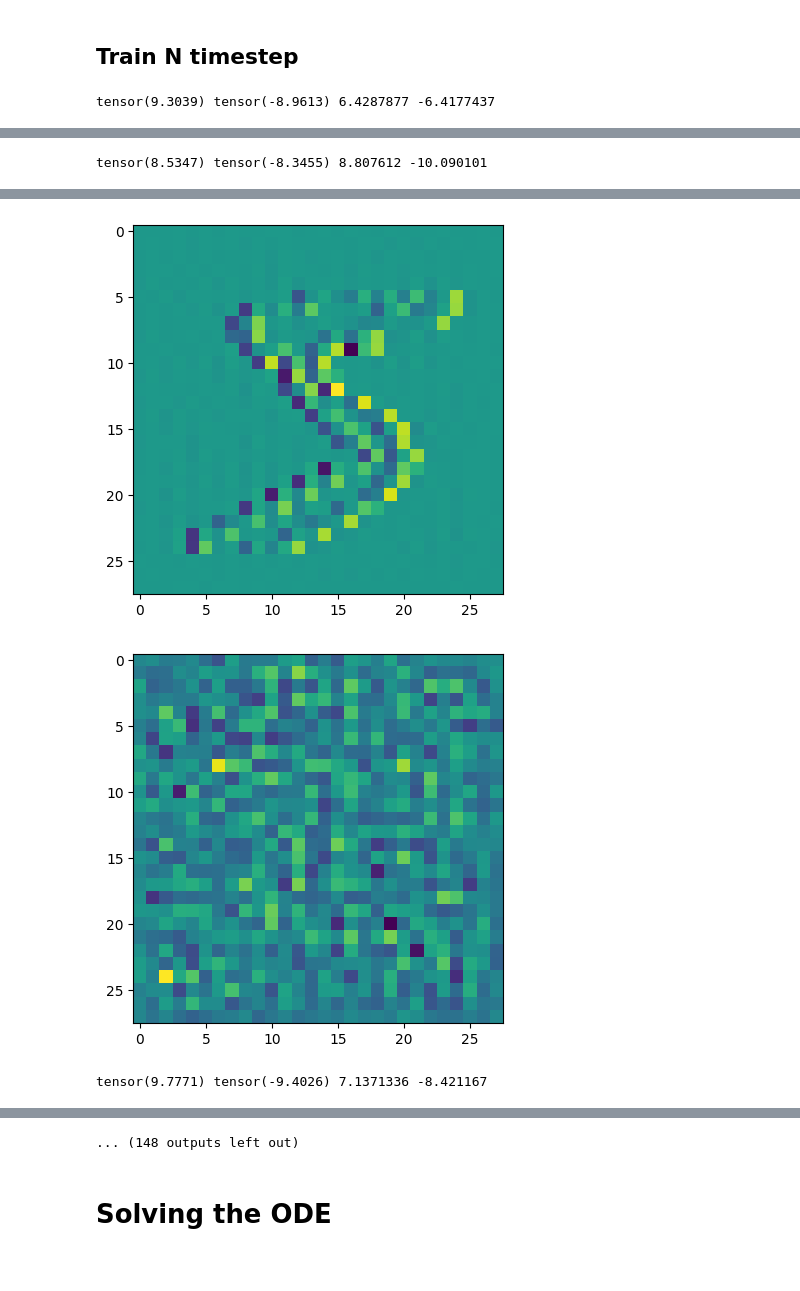
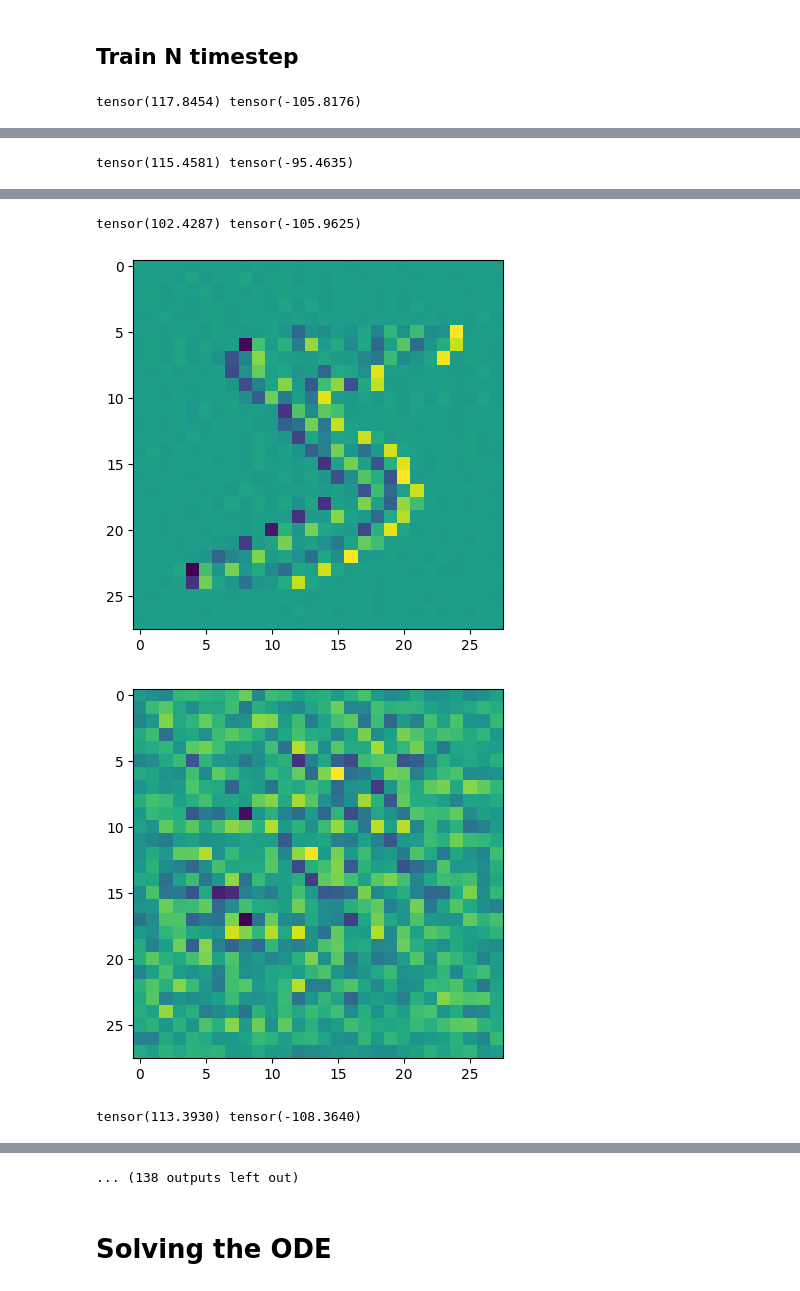
Before and after one commit to andrew-na-git/Score-Embedding-Fast-Diffusion, a Jupyter notebook: Efficient_Diffusion_Models.ipynb, the cells around one changed output, grey strips where cells are left out. Saved outputs shown, nothing was run; the diff lists cells and outputs as text; code cells hidden in the pictures.

```diff
--- a/Efficient_Diffusion_Models.ipynb
+++ b/Efficient_Diffusion_Models.ipynb
@@ -135,9 +139,8 @@ x = torch.zeros((N, 1, H, W))
 del_m = np.zeros_like(m, dtype=np.float32)
 perturbed_x = torch.zeros_like(x)
 scores = np.zeros((N, H, W), dtype=np.float32)
-sigma_ = np.ones(N, dtype=np.float32)
 
-sigma = 2 # in our application sigma needs to be small
+sigma = 25
 # %% [markdown]
 ## Define the network model
 # %%
@@ -258,7 +261,7 @@ class ScoreNet(nn.Module):
 # %%
 model_score = ScoreNet()
 loss_fn = torch.nn.MSELoss()
-optimizer = SGD(model_score.parameters(), lr=1e-2, momentum=0.9)
+optimizer = Adam(model_score.parameters(), lr=1e-3)
 mm_scaler = MinMaxScaler()
 model_score.train()
 
@@ -270,13 +273,12 @@ for e in tqdm(range(epoch)):
   random_t = np.sort(random_t) # we sort the time in increasing order for denoising
   time_ = np.insert(random_t, 0, eps).astype(np.float32) # for denoising we want time 0 to always be in sample to train
   sigma_ = diffusion_coeff(torch.tensor(time_), sigma).detach().numpy()
-
   # for x,_ in data_loader:
   data = mnist.data[0]
   x[0] = torch.tensor(mm_scaler.fit_transform(data.ravel()[:, None]).astype(np.float32)).reshape((1, 1, H, W))
   kde = KernelDensity(kernel='gaussian').fit(data.ravel()[:, None])
   m[0] = kde.score_samples(data.ravel()[:, None])
-  del_m[0] = np.diff(m[0].ravel(), axis=0, prepend=m[0,0]) #/ (2*sigma_[0]**2)
+  del_m[0] = np.diff(m[0].ravel(), axis=0, prepend=m[0,0])
 
   # we normalize for sigma to ensure the dynamics doesn't blow up
   A_block = []
@@ -292,37 +294,40 @@ for e in tqdm(range(epoch)):
   B_block = np.zeros(A_block.shape[0])
   B_block[:H*W] = B
   m[1:] = solve_pde(A_block, B_block, mode='sparse').reshape((N-1, H*W))
+  # we normalize the log density to avoid overflow
+  m = m / (2 * sigma_[:, None]**2)
 
   # constructing the training data and labels
   for i, t_ in enumerate(random_t, 1):
-    del_m[i] = np.diff(m[i].ravel(), axis=0, prepend=m[i, 0]) #/ (2*sigma_[i]**2)
+    del_m[i] = np.diff(m[i].ravel(), axis=0, prepend=m[i, 0])
 
   x = torch.tensor(mm_scaler.fit_transform(np.exp(-m).ravel()[:, None])).reshape((N, 1, H, W))
   perturbed_x = x + torch.randn_like(x) * torch.sqrt(2 * torch.tensor(sigma_)**2)[:, None, None, None]
-  print(perturbed_x.max(), perturbed_x.min(), del_m.max(), del_m.min())
+  print(perturbed_x.max(), perturbed_x.min())
+
   train_x_data = perturbed_x
   train_y_data = torch.tensor(del_m.astype(np.float32)).reshape((N, 1, H, W))
 
-  plt.imshow(train_x_data[-1].detach().numpy().reshape((H, W)))
-  plt.show()
+  # plt.imshow(train_x_data[-1].detach().numpy().reshape((H, W)))
+  # plt.show()
 
   plt.imshow(train_y_data[-1].reshape((H, W)))
   plt.show()
 
   y_pred = model_score(train_x_data, torch.tensor(time_))
   lm = (2*torch.tensor(sigma_)**2)[:, None, None, None]
-  loss = loss_fn(y_pred / lm, train_y_data)
+  loss = loss_fn(y_pred/lm, train_y_data)
   optimizer.zero_grad()
   loss.backward()
   optimizer.step()
   losses = loss.item()
 
-  scores = (y_pred / lm).clone().detach().numpy().reshape((N, H, W)) # we normalize before fedding back into PDE
+  scores = (y_pred/lm).clone().detach().numpy().reshape((N, H, W)) # we normalize before fedding back into PDE
 
   plt.imshow(scores[0].reshape((H, W))) # so we can see that the score should look something like this after training
   plt.show()
 
-torch.save(model_score.state_dict(), 'ckpt.pth')
+torch.save(model_score.state_dict(), 'dense_ckpt.pth')
 print(f"\nmodel has been saved")
 # %% [output]
-tensor(9.3039) tensor(-8.9613) 6.4287877 -6.4177437
+tensor(117.8454) tensor(-105.8176)
@@ -330,0 +336 @@ tensor(9.3039) tensor(-8.9613) 6.4287877 -6.4177437
+tensor(115.4581) tensor(-95.4635)
@@ -332 +337,0 @@ tensor(9.3039) tensor(-8.9613) 6.4287877 -6.4177437
-tensor(8.5347) tensor(-8.3455) 8.807612 -10.090101
@@ -334,3 +339,4 @@ tensor(8.5347) tensor(-8.3455) 8.807612 -10.090101
+tensor(102.4287) tensor(-105.9625)
-[figure, old version]
+[figure, new version]
-[figure, old version]
+[figure, new version]
-tensor(9.7771) tensor(-9.4026) 7.1371336 -8.421167
+tensor(113.3930) tensor(-108.3640)
@@ -340,4 +345,4 @@ tensor(9.7771) tensor(-9.4026) 7.1371336 -8.421167
-... (148 outputs left out)
+... (138 outputs left out)
 # %% [markdown]
 # Solving the ODE
 # %%
```
Also changed, not shown: parts of 4 cells of this notebook.
